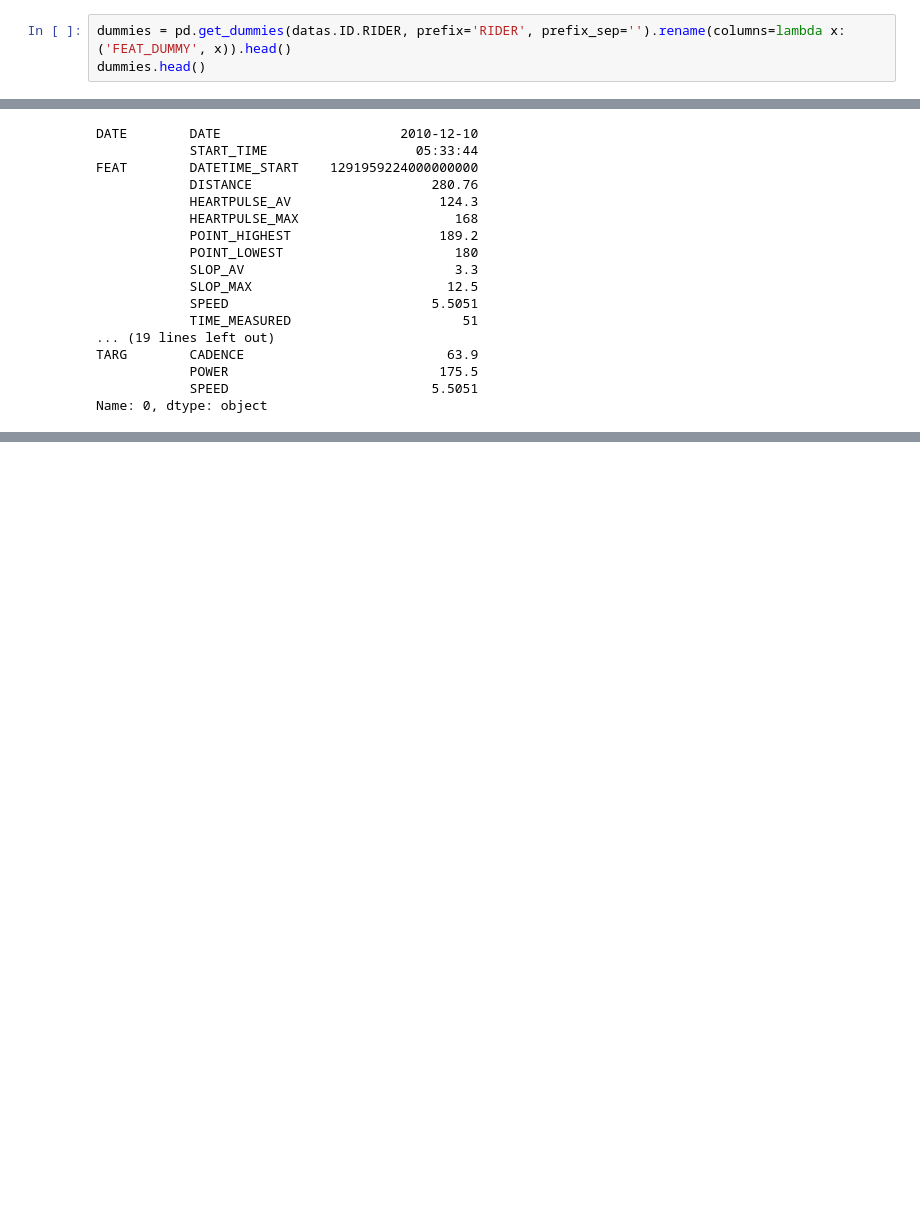
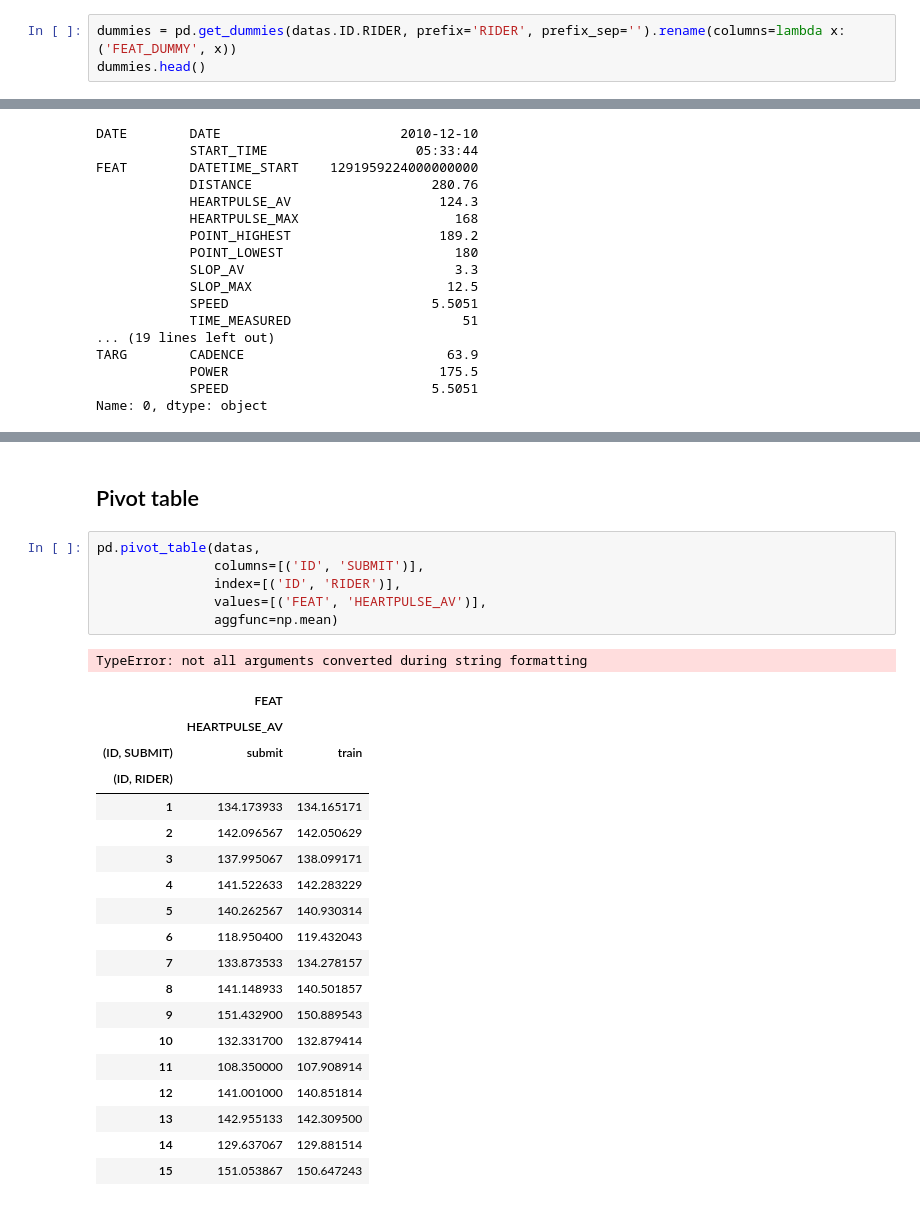
Before and after one commit to ey-lab/formation-python, a Jupyter notebook: lessons/50-data-manipulation/52-Pandas/garmin.ipynb, the cells around one changed output, grey strips where cells are left out. Saved outputs shown, nothing was run; the diff lists cells and outputs as text; blank space fills up the shorter version.

```diff
--- a/lessons/50-data-manipulation/52-Pandas/garmin.ipynb
+++ b/lessons/50-data-manipulation/52-Pandas/garmin.ipynb
@@ -488,5 +556,5 @@ Name: RIDER, dtype: int64
 # %%
-dummies = pd.get_dummies(datas.ID.RIDER, prefix='RIDER', prefix_sep='').rename(columns=lambda x: ('FEAT_DUMMY', x)).head()
+dummies = pd.get_dummies(datas.ID.RIDER, prefix='RIDER', prefix_sep='').rename(columns=lambda x: ('FEAT_DUMMY', x))
 dummies.head()
 # %% [output]
 |  | FEAT_DUMMY |  |  |  |  |  |  |  |  |  |  | ... |
@@ -527,0 +621,29 @@ Name: 0, dtype: object
+# %% [markdown]
+## Pivot table
+# %%
+pd.pivot_table(datas,
+               columns=[('ID', 'SUBMIT')],
+               index=[('ID', 'RIDER')],
+               values=[('FEAT', 'HEARTPULSE_AV')],
+               aggfunc=np.mean)
+# %% [output]
+TypeError: not all arguments converted during string formatting
+|  | FEAT |  |
+|  | HEARTPULSE_AV |  |
+| (ID, SUBMIT) | submit | train |
+| (ID, RIDER) |  |  |
+| 1 | 134.173933 | 134.165171 |
+| 2 | 142.096567 | 142.050629 |
+| 3 | 137.995067 | 138.099171 |
+| 4 | 141.522633 | 142.283229 |
+| 5 | 140.262567 | 140.930314 |
+| 6 | 118.950400 | 119.432043 |
+| 7 | 133.873533 | 134.278157 |
+| 8 | 141.148933 | 140.501857 |
+| 9 | 151.432900 | 150.889543 |
+| 10 | 132.331700 | 132.879414 |
+| 11 | 108.350000 | 107.908914 |
+| 12 | 141.001000 | 140.851814 |
+| 13 | 142.955133 | 142.309500 |
+| 14 | 129.637067 | 129.881514 |
+| 15 | 151.053867 | 150.647243 |
```
Also changed, not shown: parts of 15 cells of this notebook.
